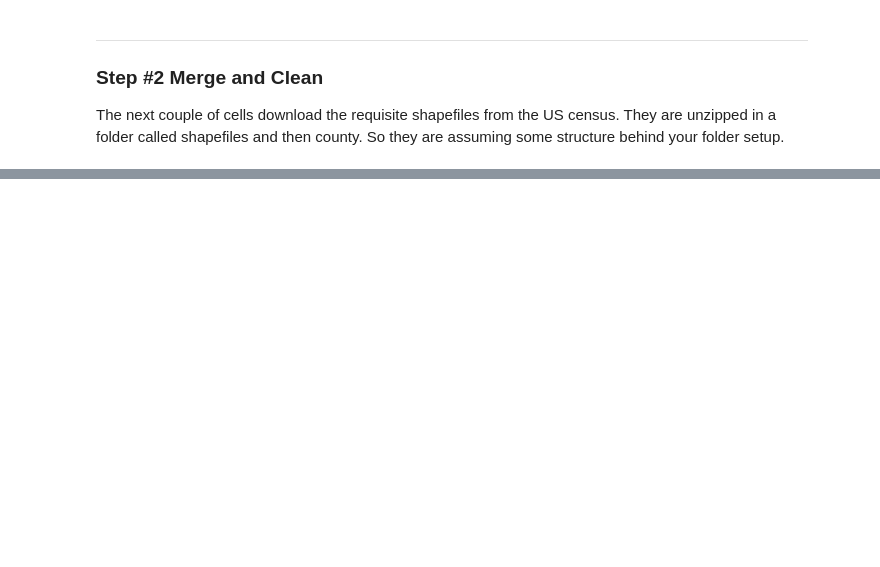
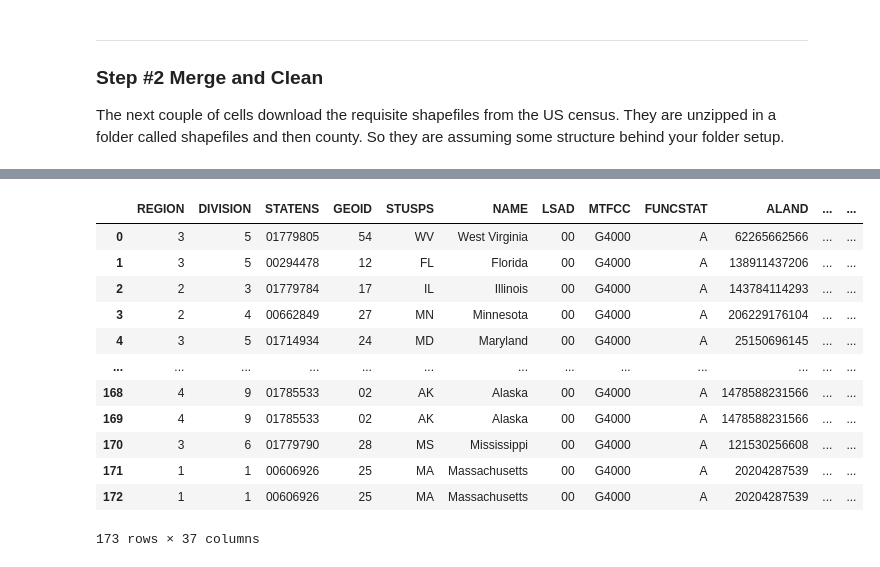
Before and after one commit to camckenzie/COVID-19-Interactive-Map, a Jupyter notebook: Covid_interactive_map.ipynb, the cells around one changed output, grey strips where cells are left out. Drawn from its saved outputs; the diff is of its cells as text; code cells hidden in the pictures; blank space fills up the shorter version.

```diff
--- a/Covid_interactive_map.ipynb
+++ b/Covid_interactive_map.ipynb
@@ -134,0 +226,18 @@ us_map.head()
+# %%
+my_api_key = 'c3f6481fd1b41113279e1e9cb70099e28032d3b4'
+
+c = Census(my_api_key)
+
+code = ("NAME","B01001_001E")
+
+state_2020 = pd.DataFrame(c.acs5.get(code,
+                                         {'for': 'state:*'}, year=2019))
+
+state_2020 = state_2020.rename(columns = {"B01001_001E":"2020_population"})
+
+state_2020["GEOFIPS"] = (state_2020["state"]).astype(int)
+
+state_2020["2020_population"] = state_2020["2020_population"].astype(float)
+
+state_2020.set_index(["GEOFIPS"], inplace = True)
+state_2020.head()
@@ -134,0 +252,6 @@ us_map.head()
+# %%
+state_2020 = state_2020[state_2020["NAME"].isin(state_names)]
+#state_2020 = state_2020.reset_index(drop=True)
+#state_2020.set_index(["GEOFIPS"], inplace = True)
+
+state_2020.head()
@@ -134,0 +266,30 @@ us_map.head()
+# %%
+us_map = us_map.merge(state_2020[["2020_population"]], left_on='area_fips', right_on="GEOFIPS", how="left")
+# %%
+us_map['pop_label'] = us_map["2020_population"].map('{:,.0f}'.format)
+# %%
+q_cases = [0,1,5,10,100,250,500,1000,5000,10000,np.inf]
+
+us_map["q_cases"]= pd.cut(us_map["Total Cases"],q_cases, labels=range(0,10))
+us_map["q_vaccines"]= pd.cut(us_map["Total Doses Delivered"],q_cases, labels=range(0,10))
+
+us_map["q_cases"].fillna(0, inplace = True)
+us_map["q_vaccines"].fillna(0, inplace = True)
+
+us_map["cases_label"].replace("nan", "N.R.", inplace=True)
+us_map["vaccines_label"].replace("nan", "N.R.", inplace=True)
+us_map
+# %% [output]
+|  | REGION | DIVISION | STATENS | GEOID | STUSPS | NAME | LSAD | MTFCC | FUNCSTAT | ALAND | ... | ... |
+| 0 | 3 | 5 | 01779805 | 54 | WV | West Virginia | 00 | G4000 | A | 62265662566 | ... | ... |
+| 1 | 3 | 5 | 00294478 | 12 | FL | Florida | 00 | G4000 | A | 138911437206 | ... | ... |
+| 2 | 2 | 3 | 01779784 | 17 | IL | Illinois | 00 | G4000 | A | 143784114293 | ... | ... |
+| 3 | 2 | 4 | 00662849 | 27 | MN | Minnesota | 00 | G4000 | A | 206229176104 | ... | ... |
+| 4 | 3 | 5 | 01714934 | 24 | MD | Maryland | 00 | G4000 | A | 25150696145 | ... | ... |
+| ... | ... | ... | ... | ... | ... | ... | ... | ... | ... | ... | ... | ... |
+| 168 | 4 | 9 | 01785533 | 02 | AK | Alaska | 00 | G4000 | A | 1478588231566 | ... | ... |
+| 169 | 4 | 9 | 01785533 | 02 | AK | Alaska | 00 | G4000 | A | 1478588231566 | ... | ... |
+| 170 | 3 | 6 | 01779790 | 28 | MS | Mississippi | 00 | G4000 | A | 121530256608 | ... | ... |
+| 171 | 1 | 1 | 00606926 | 25 | MA | Massachusetts | 00 | G4000 | A | 20204287539 | ... | ... |
+| 172 | 1 | 1 | 00606926 | 25 | MA | Massachusetts | 00 | G4000 | A | 20204287539 | ... | ... |
+173 rows × 37 columns
```
Also changed, not shown: parts of 27 cells of this notebook, 2 other files.
